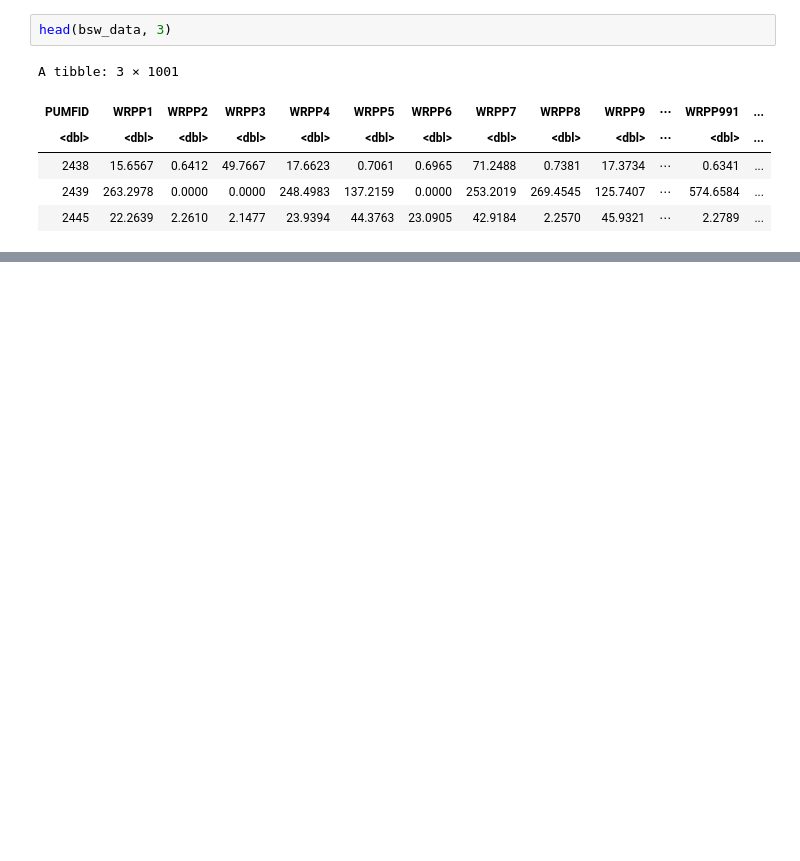
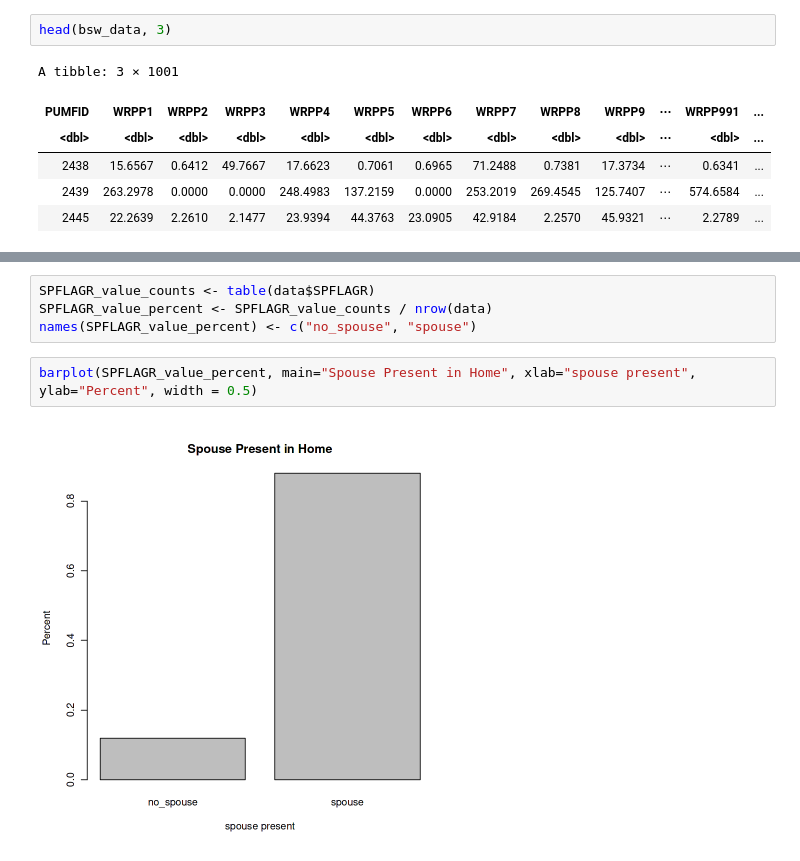
Before and after one commit to PeterFriedrich/StatsCan-PUMF-Analysis, a Jupyter notebook: Canadian_Child_Care_Survey_Analysis_R.ipynb, the cells around one changed output, grey strips where cells are left out. Drawn from its saved outputs; the diff is of its cells as text; blank space fills up the shorter version.

```diff
--- a/Canadian_Child_Care_Survey_Analysis_R.ipynb
+++ b/Canadian_Child_Care_Survey_Analysis_R.ipynb
@@ -46,0 +163,8 @@ A tibble: 3 × 1001
+# %%
+SPFLAGR_value_counts <- table(data$SPFLAGR)
+SPFLAGR_value_percent <- SPFLAGR_value_counts / nrow(data)
+names(SPFLAGR_value_percent) <- c("no_spouse", "spouse")
+# %%
+barplot(SPFLAGR_value_percent, main="Spouse Present in Home", xlab="spouse present", ylab="Percent", width = 0.5)
+# %% [output]
+[figure, added]
```
Also changed, not shown: parts of 25 cells of this notebook.
